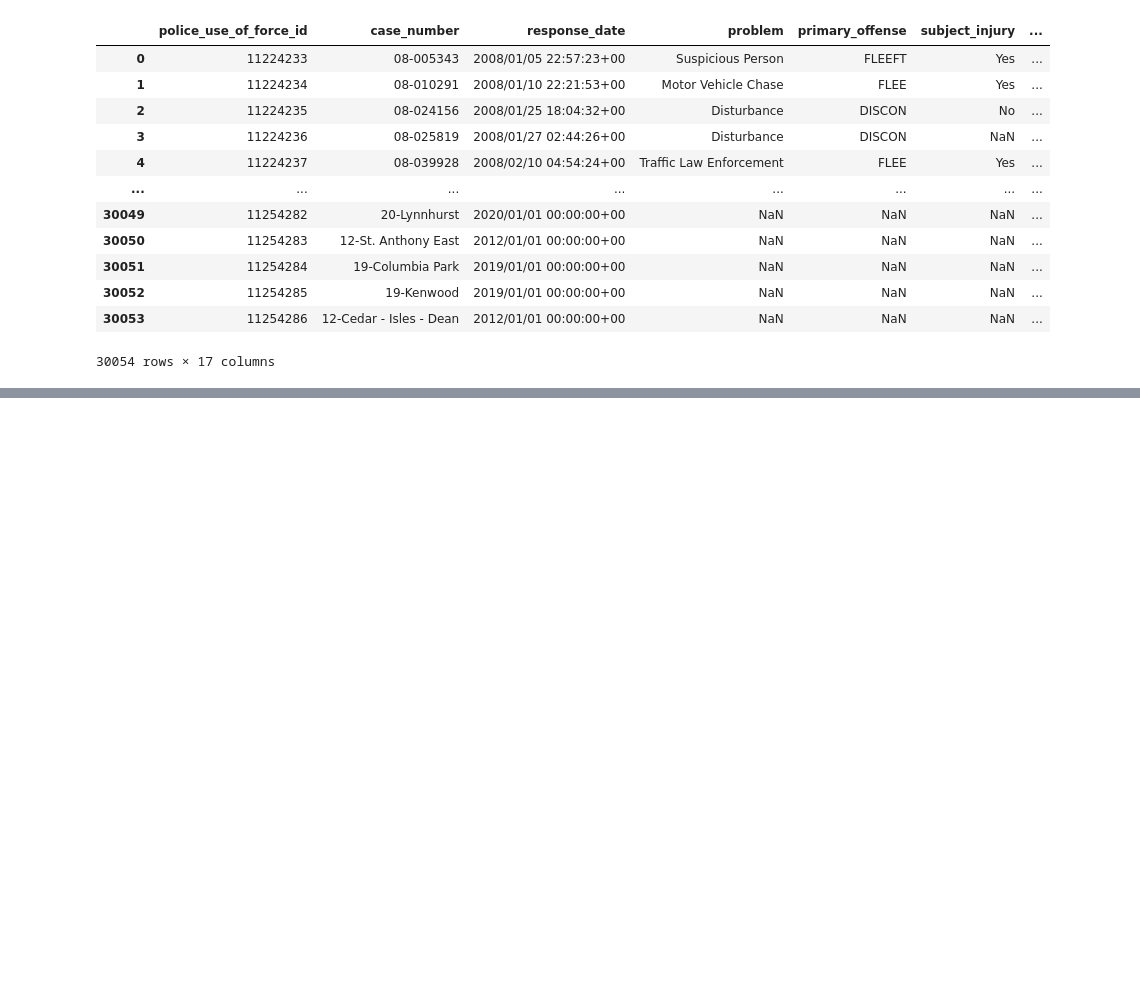
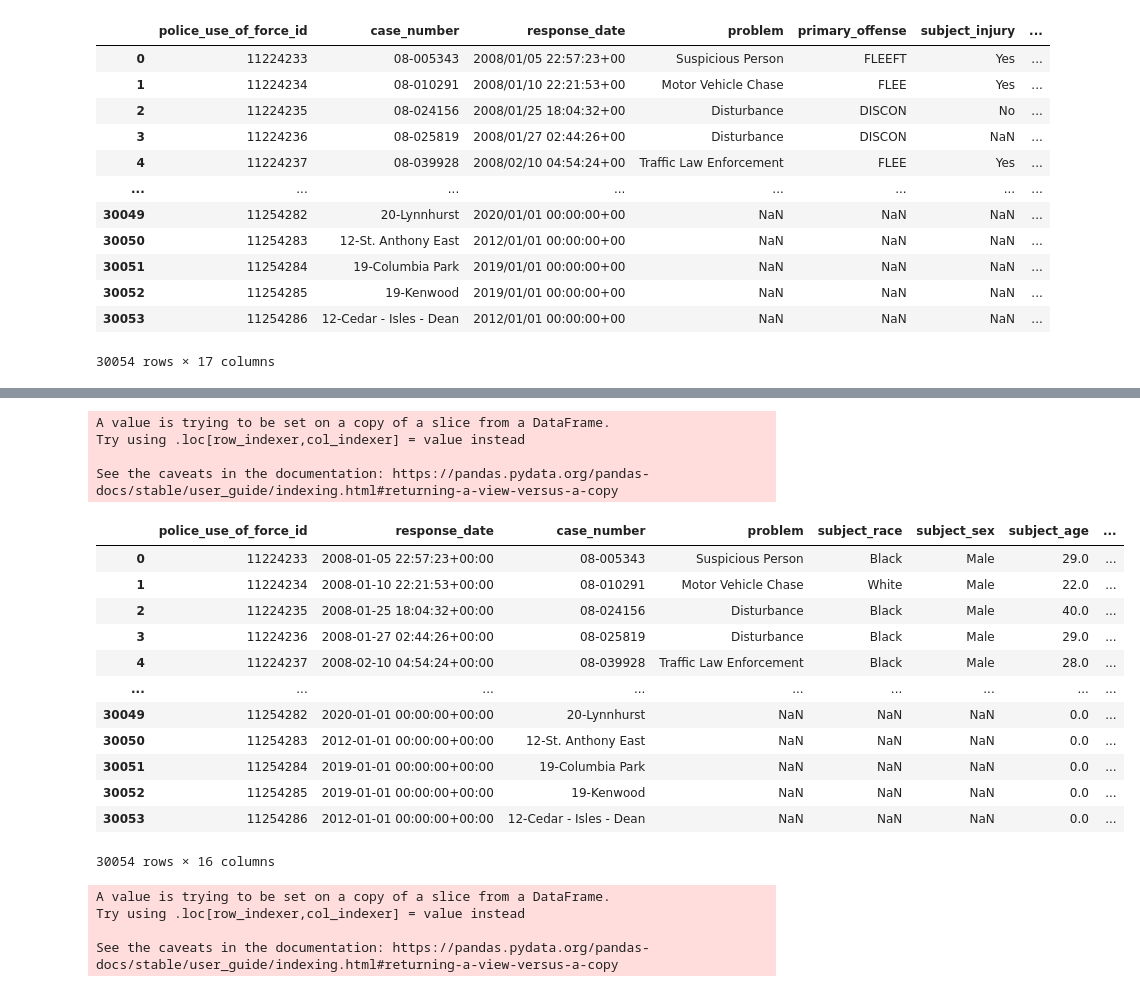
Before and after one commit to SwatiSSwain/REP_13_ETL-Project, a Jupyter notebook: Nick/Pandas_Script/Police_Use_Of_Force.ipynb, the cells around one changed output, grey strips where cells are left out. Saved outputs shown, nothing was run; the diff lists cells and outputs as text; code cells hidden in the pictures; blank space fills up the shorter version.

```diff
--- a/Nick/Pandas_Script/Police_Use_Of_Force.ipynb
+++ b/Nick/Pandas_Script/Police_Use_Of_Force.ipynb
@@ -189,0 +212,33 @@ near_final_police_use_of_force_df = rearranged_df
+# %%
+# Change all NaN(s) in the subject_age field to 0
+near_final_police_use_of_force_df['subject_age'] = near_final_police_use_of_force_df['subject_age'].replace(np.nan, 0)
+# %% [output]
+A value is trying to be set on a copy of a slice from a DataFrame.
+Try using .loc[row_indexer,col_indexer] = value instead
+
+See the caveats in the documentation: https://pandas.pydata.org/pandas-docs/stable/user_guide/indexing.html#returning-a-view-versus-a-copy
+# %%
+# Confirm task from cell above was completed
+near_final_police_use_of_force_df
+# %% [output]
+|  | police_use_of_force_id | response_date | case_number | problem | subject_race | subject_sex | subject_age | ... |
+| 0 | 11224233 | 2008-01-05 22:57:23+00:00 | 08-005343 | Suspicious Person | Black | Male | 29.0 | ... |
+| 1 | 11224234 | 2008-01-10 22:21:53+00:00 | 08-010291 | Motor Vehicle Chase | White | Male | 22.0 | ... |
+| 2 | 11224235 | 2008-01-25 18:04:32+00:00 | 08-024156 | Disturbance | Black | Male | 40.0 | ... |
+| 3 | 11224236 | 2008-01-27 02:44:26+00:00 | 08-025819 | Disturbance | Black | Male | 29.0 | ... |
+| 4 | 11224237 | 2008-02-10 04:54:24+00:00 | 08-039928 | Traffic Law Enforcement | Black | Male | 28.0 | ... |
+| ... | ... | ... | ... | ... | ... | ... | ... | ... |
+| 30049 | 11254282 | 2020-01-01 00:00:00+00:00 | 20-Lynnhurst | NaN | NaN | NaN | 0.0 | ... |
+| 30050 | 11254283 | 2012-01-01 00:00:00+00:00 | 12-St. Anthony East | NaN | NaN | NaN | 0.0 | ... |
+| 30051 | 11254284 | 2019-01-01 00:00:00+00:00 | 19-Columbia Park | NaN | NaN | NaN | 0.0 | ... |
+| 30052 | 11254285 | 2019-01-01 00:00:00+00:00 | 19-Kenwood | NaN | NaN | NaN | 0.0 | ... |
+| 30053 | 11254286 | 2012-01-01 00:00:00+00:00 | 12-Cedar - Isles - Dean | NaN | NaN | NaN | 0.0 | ... |
+30054 rows × 16 columns
+# %%
+# Convert subject_age field to int64
+near_final_police_use_of_force_df['subject_age'] = near_final_police_use_of_force_df['subject_age'].astype(np.int64)
+# %% [output]
+A value is trying to be set on a copy of a slice from a DataFrame.
+Try using .loc[row_indexer,col_indexer] = value instead
+
+See the caveats in the documentation: https://pandas.pydata.org/pandas-docs/stable/user_guide/indexing.html#returning-a-view-versus-a-copy
```
Also changed, not shown: parts of 9 cells of this notebook, 1 other file.
